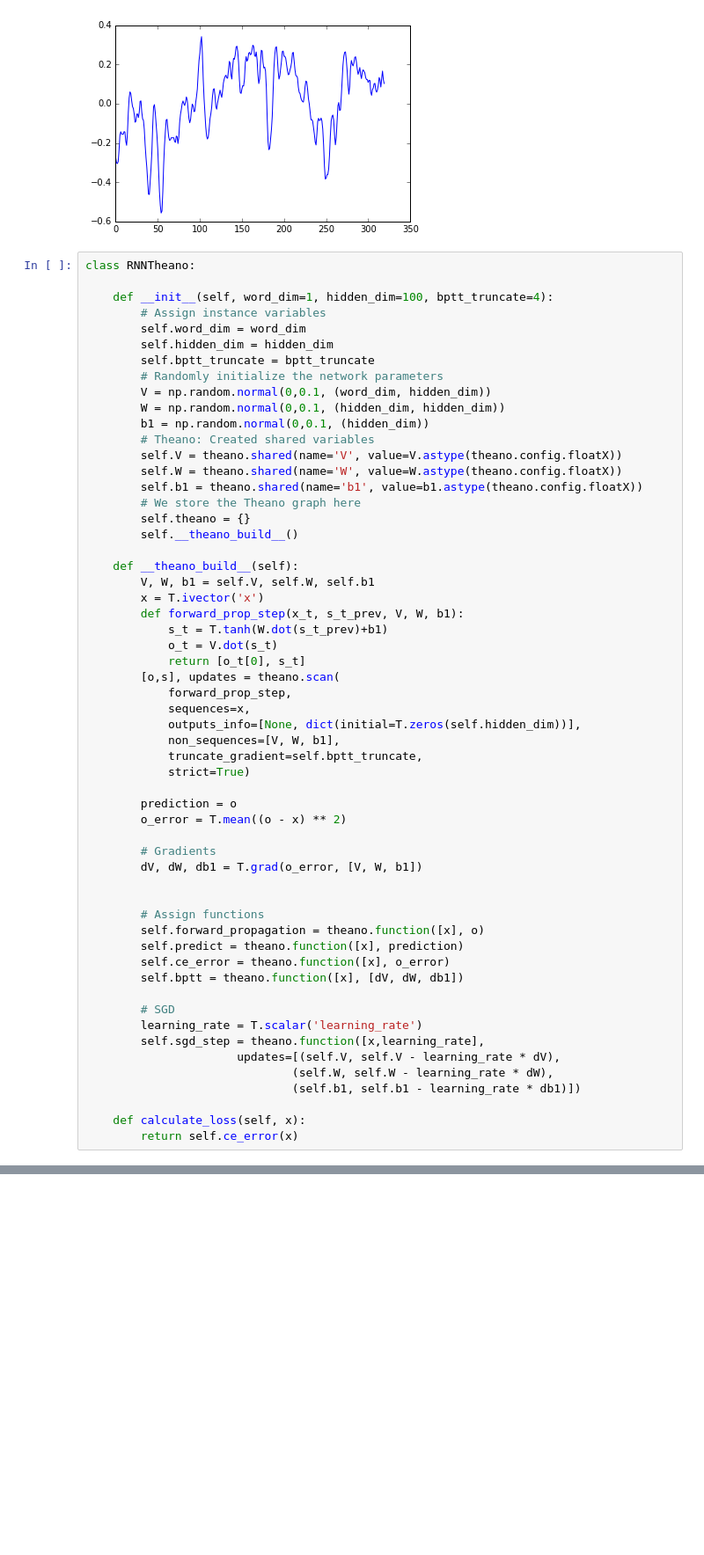
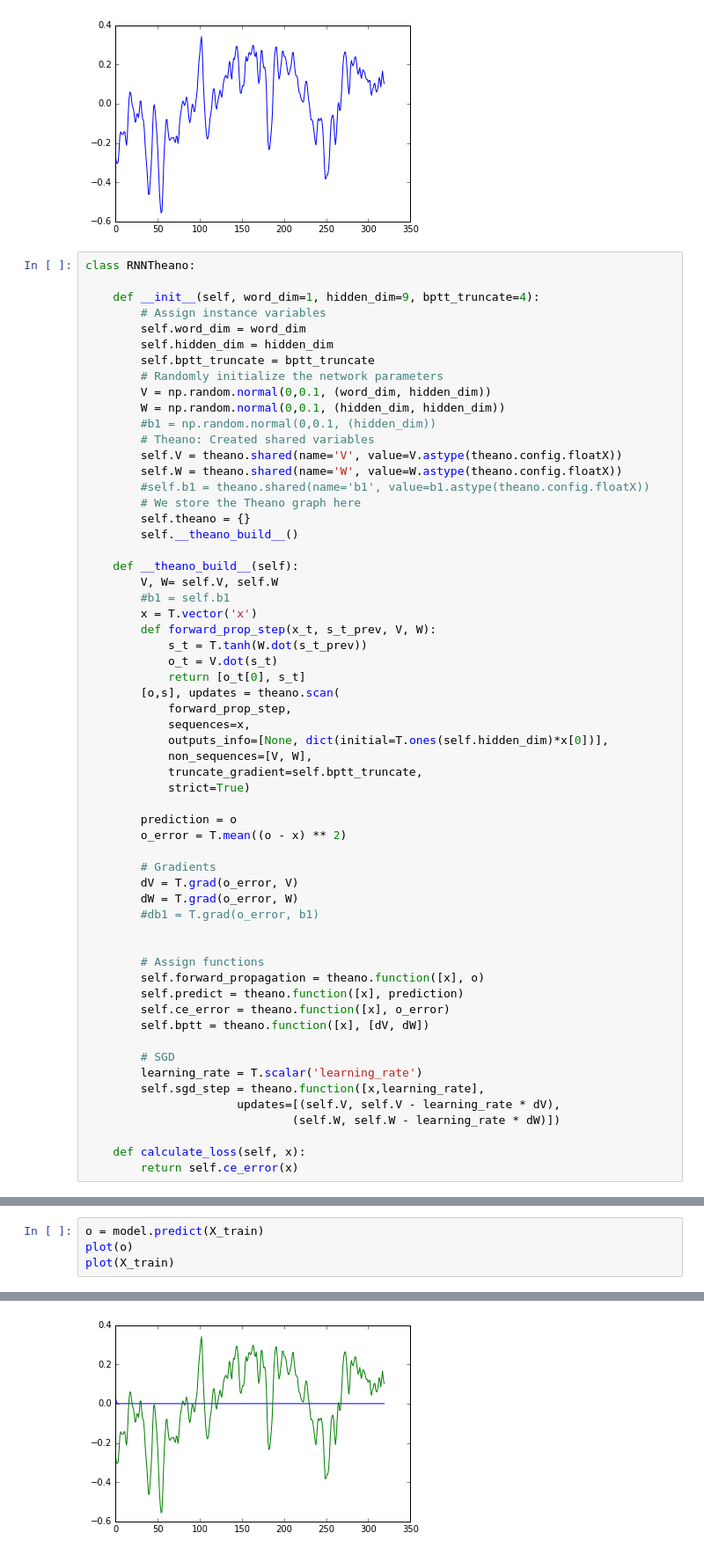
Before and after one commit to TheAcheriit/IAR-CWRNN, a Jupyter notebook: src/RNNTestTheano.ipynb, the cells around one changed output, grey strips where cells are left out. Shown: that part at 88% size. Saved outputs shown, nothing was run; the diff lists cells and outputs as text; blank space fills up the shorter version.

```diff
--- a/src/RNNTestTheano.ipynb
+++ b/src/RNNTestTheano.ipynb
@@ -37,7 +37,7 @@ plot(data[4][:,0])
 # %%
 class RNNTheano:
 
-    def __init__(self, word_dim=1, hidden_dim=100, bptt_truncate=4):
+    def __init__(self, word_dim=1, hidden_dim=9, bptt_truncate=4):
         # Assign instance variables
         self.word_dim = word_dim
         self.hidden_dim = hidden_dim
@@ -45,27 +45,28 @@ class RNNTheano:
         # Randomly initialize the network parameters
         V = np.random.normal(0,0.1, (word_dim, hidden_dim))
         W = np.random.normal(0,0.1, (hidden_dim, hidden_dim))
-        b1 = np.random.normal(0,0.1, (hidden_dim))
+        #b1 = np.random.normal(0,0.1, (hidden_dim))
         # Theano: Created shared variables
         self.V = theano.shared(name='V', value=V.astype(theano.config.floatX))
         self.W = theano.shared(name='W', value=W.astype(theano.config.floatX))
-        self.b1 = theano.shared(name='b1', value=b1.astype(theano.config.floatX))
+        #self.b1 = theano.shared(name='b1', value=b1.astype(theano.config.floatX))
         # We store the Theano graph here
         self.theano = {}
         self.__theano_build__()
 
     def __theano_build__(self):
-        V, W, b1 = self.V, self.W, self.b1
-        x = T.ivector('x')
-        def forward_prop_step(x_t, s_t_prev, V, W, b1):
-            s_t = T.tanh(W.dot(s_t_prev)+b1)
+        V, W= self.V, self.W
+        #b1 = self.b1
+        x = T.vector('x')
+        def forward_prop_step(x_t, s_t_prev, V, W):
+            s_t = T.tanh(W.dot(s_t_prev))
             o_t = V.dot(s_t)
             return [o_t[0], s_t]
         [o,s], updates = theano.scan(
             forward_prop_step,
             sequences=x,
-            outputs_info=[None, dict(initial=T.zeros(self.hidden_dim))],
-            non_sequences=[V, W, b1],
+            outputs_info=[None, dict(initial=T.ones(self.hidden_dim)*x[0])],
+            non_sequences=[V, W],
             truncate_gradient=self.bptt_truncate,
             strict=True)
 
@@ -73,21 +74,22 @@ class RNNTheano:
         o_error = T.mean((o - x) ** 2)
 
         # Gradients
-        dV, dW, db1 = T.grad(o_error, [V, W, b1])
+        dV = T.grad(o_error, V)
+        dW = T.grad(o_error, W)
+        #db1 = T.grad(o_error, b1)
 
 
         # Assign functions
         self.forward_propagation = theano.function([x], o)
         self.predict = theano.function([x], prediction)
         self.ce_error = theano.function([x], o_error)
-        self.bptt = theano.function([x], [dV, dW, db1])
+        self.bptt = theano.function([x], [dV, dW])
 
         # SGD
         learning_rate = T.scalar('learning_rate')
         self.sgd_step = theano.function([x,learning_rate],
                       updates=[(self.V, self.V - learning_rate * dV),
-                              (self.W, self.W - learning_rate * dW),
-                              (self.b1, self.b1 - learning_rate * db1)])
+                              (self.W, self.W - learning_rate * dW)])
 
     def calculate_loss(self, x):
         return self.ce_error(x)
@@ -131,0 +111,5 @@ TypeError: ('Bad input argument to theano function with name "<ipython-input-34-
+# %%
+o = model.predict(X_train)
+plot(o)
+plot(X_train)
+# %% [output]
@@ -131,0 +117 @@ TypeError: ('Bad input argument to theano function with name "<ipython-input-34-
+[figure, added]
```
Also changed, not shown: parts of 6 cells of this notebook, 2 other files.
